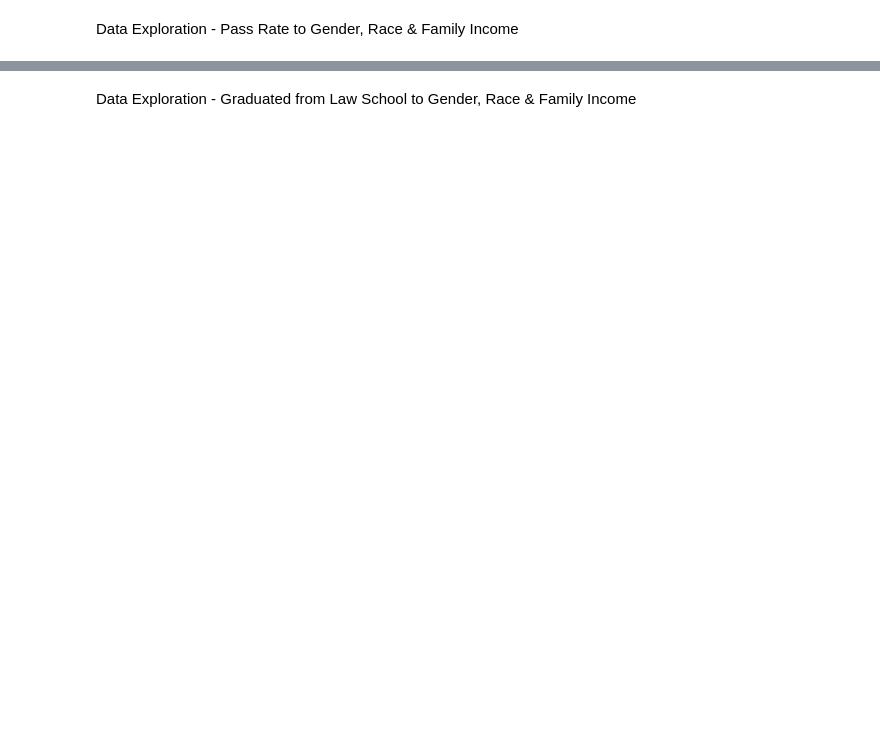
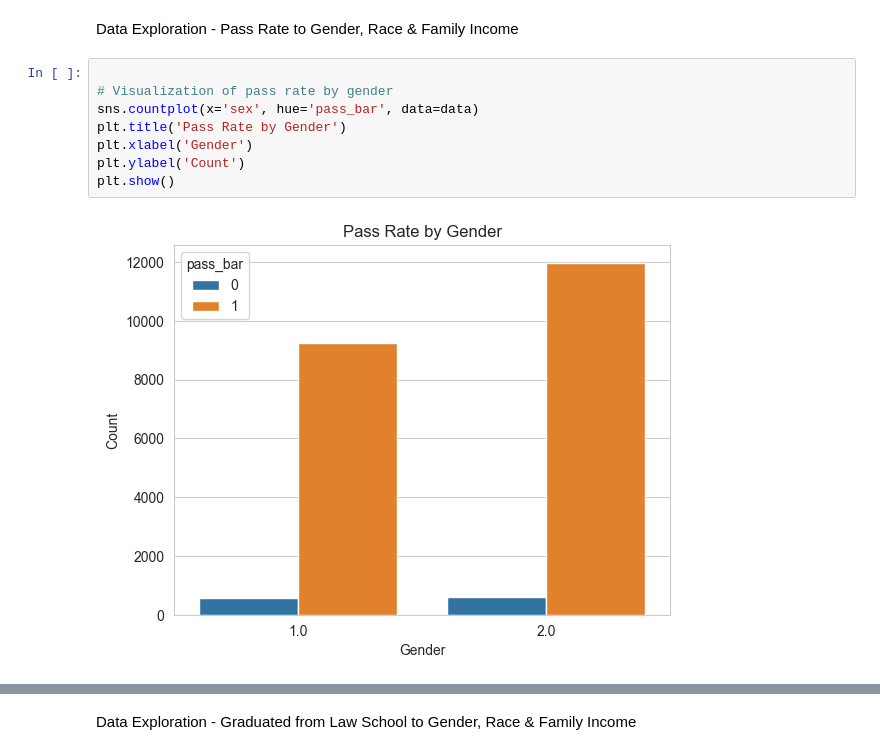
Before and after one commit to NGO-Algorithm-Audit/synthetic-data-generation, a Jupyter notebook: Law School Admissions Bar Passage/Level1_SDG_SB.ipynb, the cells around one changed output, grey strips where cells are left out. Saved outputs shown, nothing was run; the diff lists cells and outputs as text; blank space fills up the shorter version.

```diff
--- a/Law School Admissions Bar Passage/Level1_SDG_SB.ipynb
+++ b/Law School Admissions Bar Passage/Level1_SDG_SB.ipynb
@@ -246,2 +292,12 @@ ValueError: could not convert string to float: 'white'
 # %% [markdown]
 Data Exploration - Pass Rate to Gender, Race & Family Income
+# %%
+
+# Visualization of pass rate by gender
+sns.countplot(x='sex', hue='pass_bar', data=data)
+plt.title('Pass Rate by Gender')
+plt.xlabel('Gender')
+plt.ylabel('Count')
+plt.show()
+# %% [output]
+[figure, added]
```
Also changed, not shown: parts of 32 cells of this notebook.
